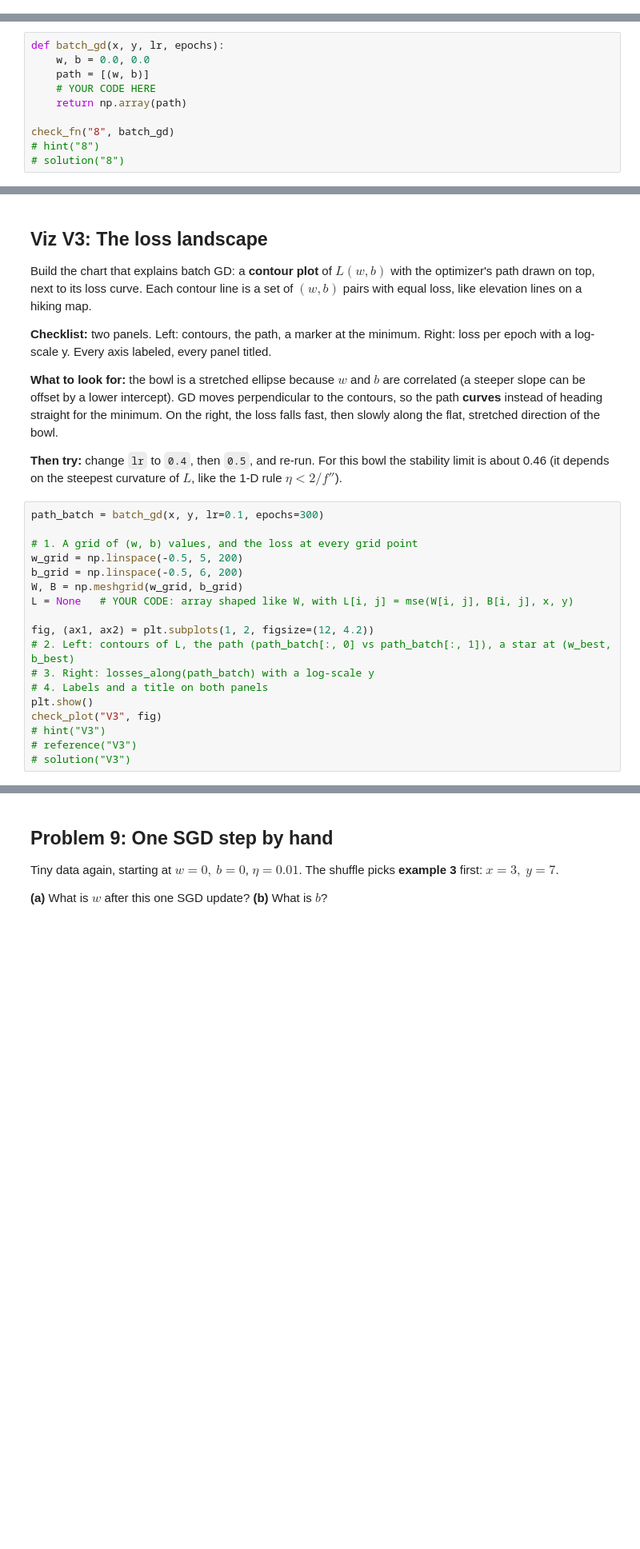
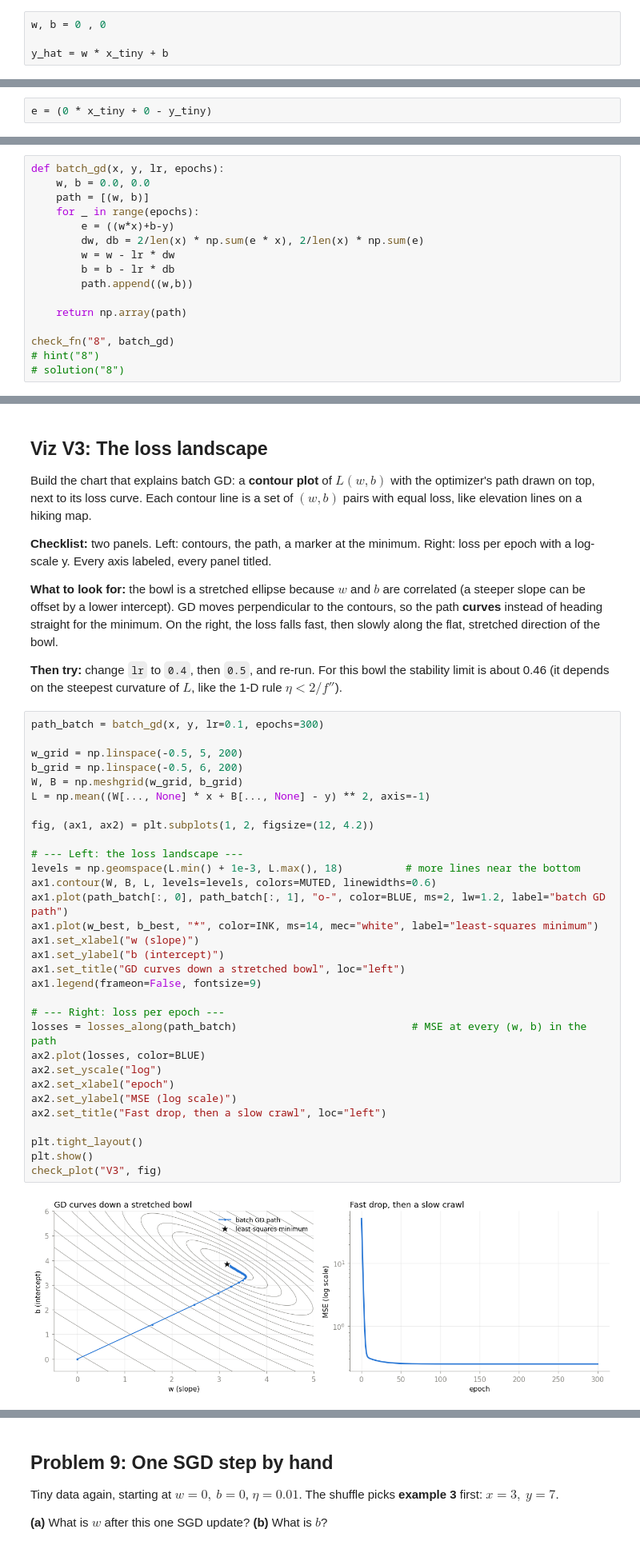
Before and after one commit to hantayc/stats-review, a Jupyter notebook: gradient-descent/gradient-descent-practice.ipynb, the cells around one changed output, grey strips where cells are left out. Shown at 80% size. Cells and saved outputs as stored; diff of their text form; blank space fills up the shorter version.

```diff
--- a/gradient-descent/gradient-descent-practice.ipynb
+++ b/gradient-descent/gradient-descent-practice.ipynb
@@ -580,4 +642,8 @@ check_plot("V2", fig)
 Use the tiny dataset: $x = [1, 2, 3]$, $y = [2, 4, 7]$. Starting guess $w = 0,\ b = 0$, so every prediction is $\hat y = 0$.
 
 What is the MSE?
+# %%
+w, b = 0 , 0
+
+y_hat = w * x_tiny + b
 # %%
@@ -593,4 +661,6 @@ Same tiny data, same point $w = 0,\ b = 0$.
 
 **(a)** What is $\partial L / \partial w$?
 **(b)** What is $\partial L / \partial b$?
+# %%
+e = (0 * x_tiny + 0 - y_tiny)
 # %%
@@ -651,7 +731,13 @@ Write `batch_gd(x, y, lr, epochs)`:
 def batch_gd(x, y, lr, epochs):
     w, b = 0.0, 0.0
     path = [(w, b)]
-    # YOUR CODE HERE
+    for _ in range(epochs):
+        e = ((w*x)+b-y)
+        dw, db = 2/len(x) * np.sum(e * x), 2/len(x) * np.sum(e)
+        w = w - lr * dw
+        b = b - lr * db
+        path.append((w,b))
+
     return np.array(path)
 
 check_fn("8", batch_gd)
@@ -670,18 +758,33 @@ Build the chart that explains batch GD: a **contour plot** of $L(w, b)$ with the
 # %%
 path_batch = batch_gd(x, y, lr=0.1, epochs=300)
 
-# 1. A grid of (w, b) values, and the loss at every grid point
 w_grid = np.linspace(-0.5, 5, 200)
 b_grid = np.linspace(-0.5, 6, 200)
 W, B = np.meshgrid(w_grid, b_grid)
-L = None   # YOUR CODE: array shaped like W, with L[i, j] = mse(W[i, j], B[i, j], x, y)
+L = np.mean((W[..., None] * x + B[..., None] - y) ** 2, axis=-1)
 
 fig, (ax1, ax2) = plt.subplots(1, 2, figsize=(12, 4.2))
-# 2. Left: contours of L, the path (path_batch[:, 0] vs path_batch[:, 1]), a star at (w_best, b_best)
-# 3. Right: losses_along(path_batch) with a log-scale y
-# 4. Labels and a title on both panels
+
+# --- Left: the loss landscape ---
+levels = np.geomspace(L.min() + 1e-3, L.max(), 18)          # more lines near the bottom
+ax1.contour(W, B, L, levels=levels, colors=MUTED, linewidths=0.6)
+ax1.plot(path_batch[:, 0], path_batch[:, 1], "o-", color=BLUE, ms=2, lw=1.2, label="batch GD path")
+ax1.plot(w_best, b_best, "*", color=INK, ms=14, mec="white", label="least-squares minimum")
+ax1.set_xlabel("w (slope)")
+ax1.set_ylabel("b (intercept)")
+ax1.set_title("GD curves down a stretched bowl", loc="left")
+ax1.legend(frameon=False, fontsize=9)
+
+# --- Right: loss per epoch ---
+losses = losses_along(path_batch)                            # MSE at every (w, b) in the path
+ax2.plot(losses, color=BLUE)
+ax2.set_yscale("log")
+ax2.set_xlabel("epoch")
+ax2.set_ylabel("MSE (log scale)")
+ax2.set_title("Fast drop, then a slow crawl", loc="left")
+
+plt.tight_layout()
 plt.show()
 check_plot("V3", fig)
-# hint("V3")
-# reference("V3")
-# solution("V3")
+# %% [output]
+[figure, added]
```
Also changed, not shown: parts of 10 cells of this notebook.
